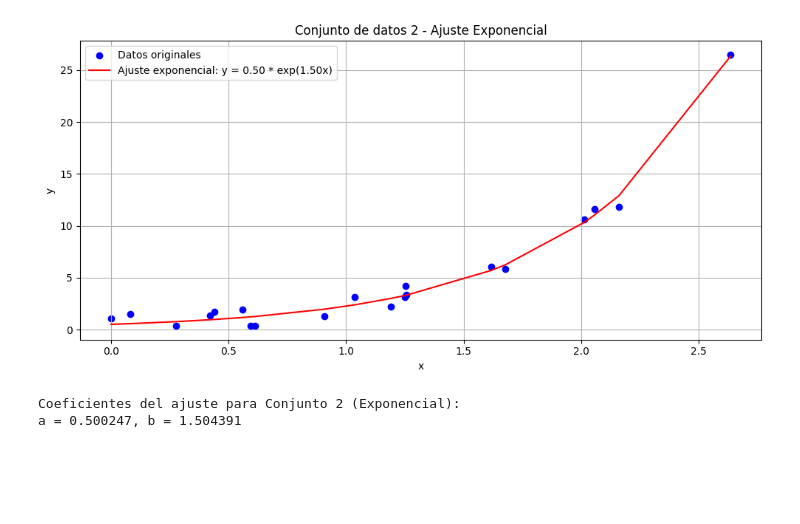
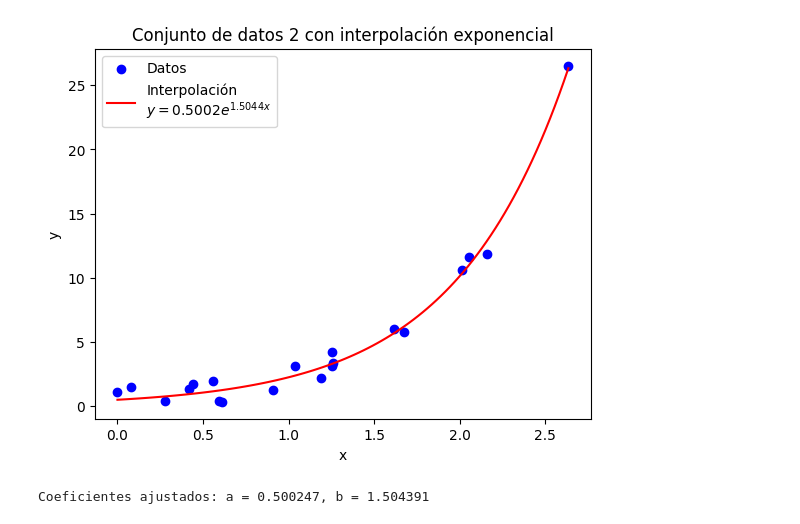
Before and after one commit to danielife05/Prueba-Cap3-4, a Jupyter notebook: RESOLUCIONcuadrados.ipynb, the cells around one changed output. Cells and saved outputs as stored; diff of their text form; code cells hidden in the pictures; blank space fills up the shorter version.

```diff
--- a/RESOLUCIONcuadrados.ipynb
+++ b/RESOLUCIONcuadrados.ipynb
@@ -75,42 +114,33 @@ a2 = 2.024410, a1 = -1.123325, a0 = -0.638256
 # %%
-import numpy as np
-import matplotlib.pyplot as plt
-from scipy.optimize import curve_fit
-
-def interpolacion_exponencial():
-    xs2 = np.array([
+xs2 = np.array([
         0.0003, 0.0822, 0.2770, 0.4212, 0.4403, 0.5588, 0.5943, 0.6134, 0.9070,
         1.0367, 1.1903, 1.2511, 1.2519, 1.2576, 1.6165, 1.6761, 2.0114, 2.0557,
         2.1610, 2.6344
     ])
-    ys2 = np.array([
+ys2 = np.array([
         1.1017, 1.5021, 0.3844, 1.3251, 1.7206, 1.9453, 0.3894, 0.3328, 1.2887,
         3.1239, 2.1778, 3.1078, 4.1856, 3.3640, 6.0330, 5.8088, 10.5890, 11.5865,
         11.8221, 26.5077
     ])
-
-    def exponencial(x, a, b):
-        return a * np.exp(b * x)
-
-    popt, _ = curve_fit(exponencial, xs2, ys2)
-    ys2_fit = exponencial(xs2, *popt)
-
-    plt.figure(figsize=(10, 5))
-    plt.scatter(xs2, ys2, label='Datos originales', color='blue')
-    plt.plot(xs2, ys2_fit, label=f"Ajuste exponencial: y = {popt[0]:.2f} * exp({popt[1]:.2f}x)", color='red')
-    plt.title('Conjunto de datos 2 - Ajuste Exponencial')
-    plt.xlabel('x')
-    plt.ylabel('y')
-    plt.legend()
-    plt.grid()
-    plt.tight_layout()
-    plt.show()
-
-    print("Coeficientes del ajuste para Conjunto 2 (Exponencial):")
-    print(f"a = {popt[0]:.6f}, b = {popt[1]:.6f}")
-
-interpolacion_exponencial()
-# %% [output]
-[figure, removed]
-Coeficientes del ajuste para Conjunto 2 (Exponencial):
-a = 0.500247, b = 1.504391
+# %%
+def exponencial(x, a, b):
+    return a * np.exp(b * x)
+
+params, _ = curve_fit(exponencial, xs2, ys2)
+a, b = params
+
+x_points = np.linspace(min(xs2), max(xs2), 100)
+y_points = exponencial(x_points, a, b)
+
+plt.scatter(xs2, ys2, label="Datos", color="blue")
+plt.plot(x_points, y_points, label=f"Interpolación\n$y = {a:.4f} e^{{{b:.4f}x}}$", color="red")
+plt.xlabel("x")
+plt.ylabel("y")
+plt.title("Conjunto de datos 2 con interpolación exponencial")
+plt.legend()
+plt.show()
+
+print(f"Coeficientes ajustados: a = {a:.6f}, b = {b:.6f}")
+# %% [output]
+[figure, added]
+Coeficientes ajustados: a = 0.500247, b = 1.504391
```
Also changed, not shown: parts of 7 cells of this notebook.
